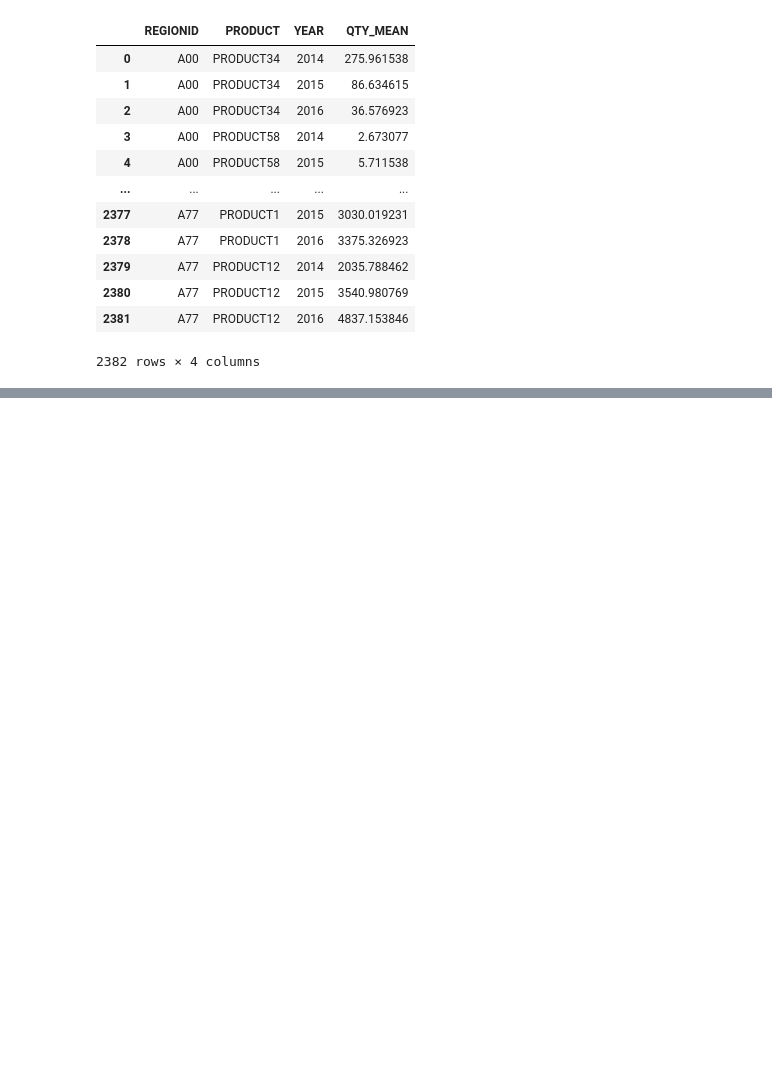
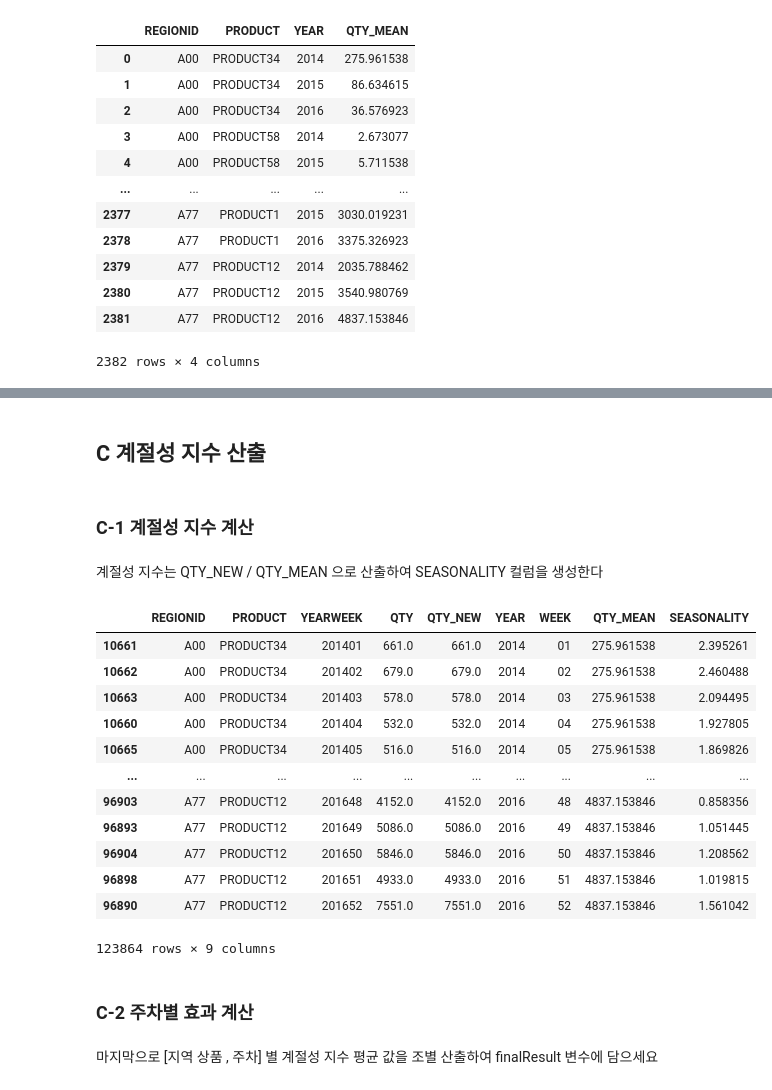
Before and after one commit to Yoon805/Python-Practice, a Jupyter notebook: 프로젝트실습.ipynb, the cells around one changed output, grey strips where cells are left out. Cells and saved outputs as stored; diff of their text form; code cells hidden in the pictures; blank space fills up the shorter version.

```diff
--- a/프로젝트실습.ipynb
+++ b/프로젝트실습.ipynb
@@ -243,0 +248,13 @@ groupData
+# %%
+### 키값 설정 및 조인
+joinKey = ["REGIONID", "PRODUCT", "YEAR"]
+
+mergedData =pd.merge(left = refinedSelloutData,
+                     right = groupData,
+                     on = joinKey,
+                     how = "inner")
+# %%
+### QTY값을 제외한 나머지 키값을 기준으로 정렬
+sotKeys = ["REGIONID","PRODUCT","YEARWEEK","YEAR","WEEK"]
+mergedData = mergedData.sort_values(by = sotKeys,
+                                    ascending = [True,True,True,True,True])
@@ -243,0 +277,29 @@ groupData
+# %% [markdown]
+## C 계절성 지수 산출
+# %% [markdown]
+### C-1 계절성 지수 계산
+# %% [markdown]
+계절성 지수는 QTY_NEW / QTY_MEAN 으로 산출하여 SEASONALITY 컬럼을 생성한다
+# %%
+### 계절성 지수 산출
+mergedData.loc[:,"SEASONALITY"] = (mergedData.QTY_NEW) / (mergedData.QTY_MEAN)
+# %%
+mergedData
+# %% [output]
+|  | REGIONID | PRODUCT | YEARWEEK | QTY | QTY_NEW | YEAR | WEEK | QTY_MEAN | SEASONALITY |
+| 10661 | A00 | PRODUCT34 | 201401 | 661.0 | 661.0 | 2014 | 01 | 275.961538 | 2.395261 |
+| 10662 | A00 | PRODUCT34 | 201402 | 679.0 | 679.0 | 2014 | 02 | 275.961538 | 2.460488 |
+| 10663 | A00 | PRODUCT34 | 201403 | 578.0 | 578.0 | 2014 | 03 | 275.961538 | 2.094495 |
+| 10660 | A00 | PRODUCT34 | 201404 | 532.0 | 532.0 | 2014 | 04 | 275.961538 | 1.927805 |
+| 10665 | A00 | PRODUCT34 | 201405 | 516.0 | 516.0 | 2014 | 05 | 275.961538 | 1.869826 |
+| ... | ... | ... | ... | ... | ... | ... | ... | ... | ... |
+| 96903 | A77 | PRODUCT12 | 201648 | 4152.0 | 4152.0 | 2016 | 48 | 4837.153846 | 0.858356 |
+| 96893 | A77 | PRODUCT12 | 201649 | 5086.0 | 5086.0 | 2016 | 49 | 4837.153846 | 1.051445 |
+| 96904 | A77 | PRODUCT12 | 201650 | 5846.0 | 5846.0 | 2016 | 50 | 4837.153846 | 1.208562 |
+| 96898 | A77 | PRODUCT12 | 201651 | 4933.0 | 4933.0 | 2016 | 51 | 4837.153846 | 1.019815 |
+| 96890 | A77 | PRODUCT12 | 201652 | 7551.0 | 7551.0 | 2016 | 52 | 4837.153846 | 1.561042 |
+123864 rows × 9 columns
+# %% [markdown]
+### C-2 주차별 효과 계산
+# %% [markdown]
+마지막으로 [지역 상품 , 주차] 별 계절성 지수 평균 값을 조별 산출하여 finalResult 변수에 담으세요
```
Also changed, not shown: parts of 4 cells of this notebook.
